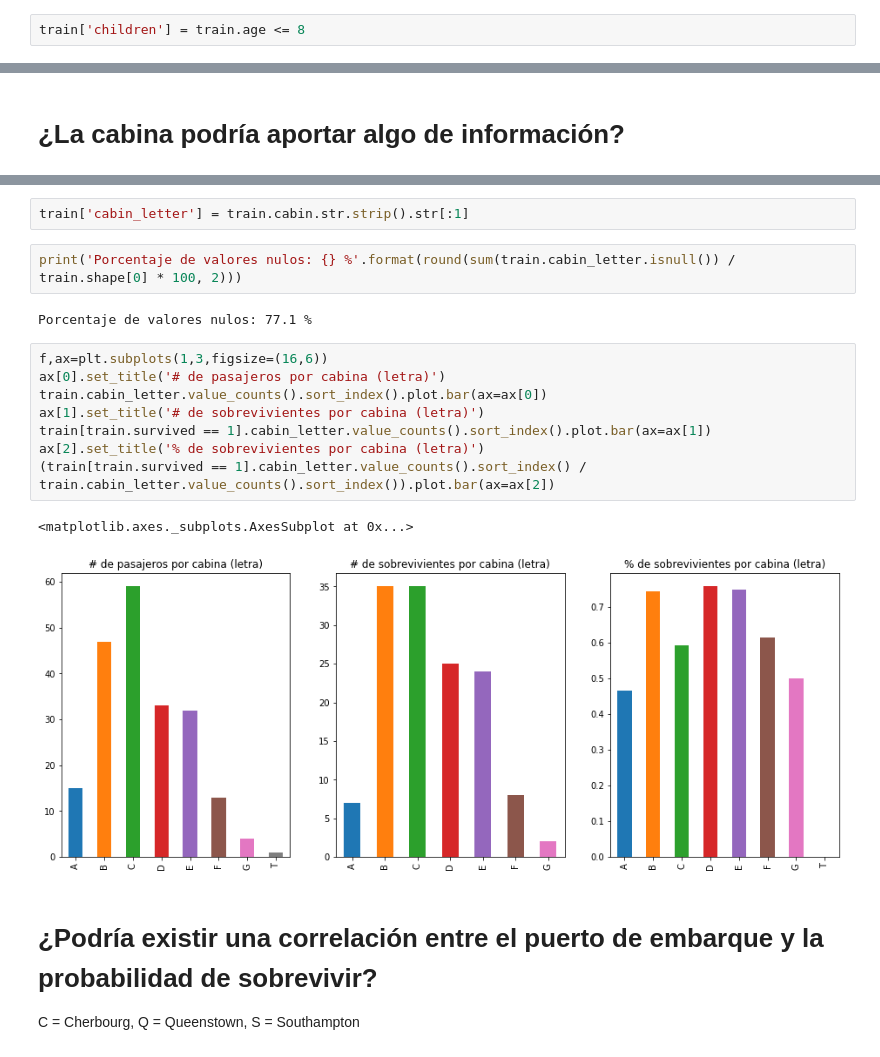
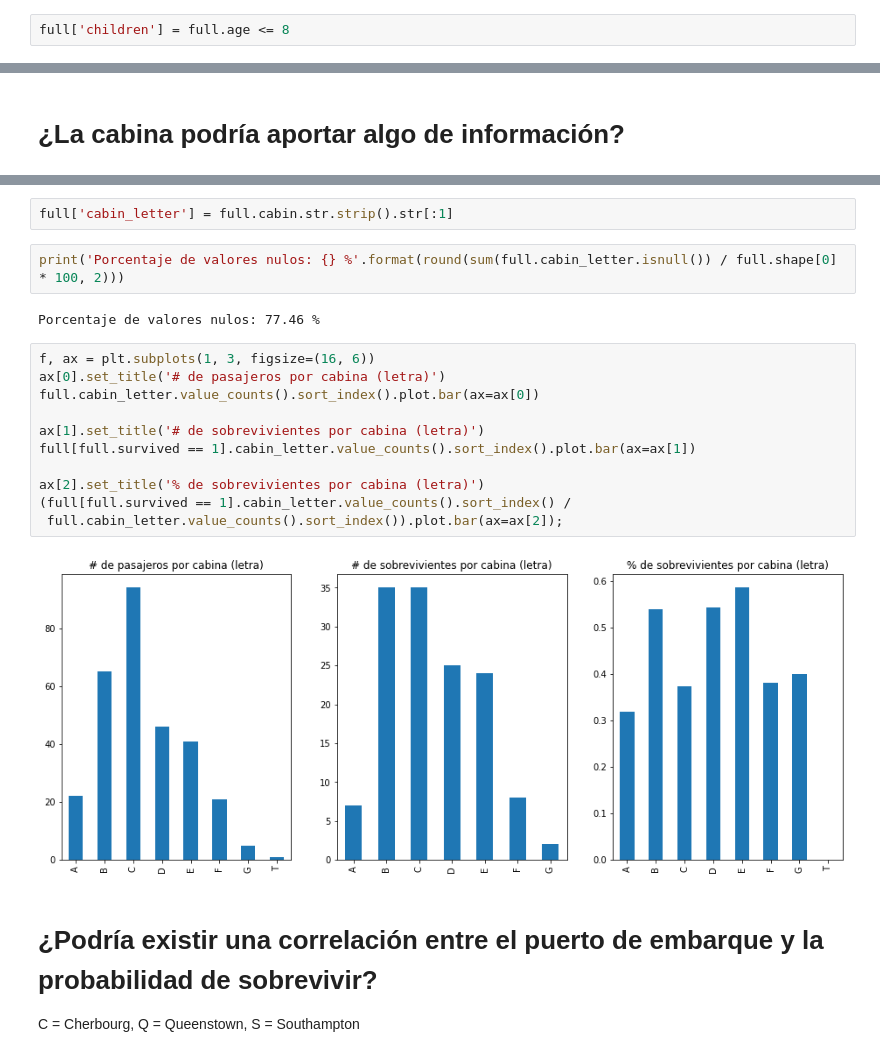
Before and after one commit to ucseml-team/machine-learning-course, a Jupyter notebook: titanic/EDA.ipynb, the cells around one changed output, grey strips where cells are left out. Cells and saved outputs as stored; diff of their text form.

```diff
--- a/titanic/EDA.ipynb
+++ b/titanic/EDA.ipynb
@@ -182,2 +254,2 @@ ax[2].set_title('% de sobrevivientes por sexo')
 # %%
-train['children'] = train.age <= 8
+full['children'] = full.age <= 8
@@ -217,20 +284,22 @@ plt.show()
 # %%
-train['cabin_letter'] = train.cabin.str.strip().str[:1]
+full['cabin_letter'] = full.cabin.str.strip().str[:1]
 # %%
-print('Porcentaje de valores nulos: {} %'.format(round(sum(train.cabin_letter.isnull()) / train.shape[0] * 100, 2)))
+print('Porcentaje de valores nulos: {} %'.format(round(sum(full.cabin_letter.isnull()) / full.shape[0] * 100, 2)))
 # %% [output]
-Porcentaje de valores nulos: 77.1 %
+Porcentaje de valores nulos: 77.46 %
 # %%
-f,ax=plt.subplots(1,3,figsize=(16,6))
+f, ax = plt.subplots(1, 3, figsize=(16, 6))
 ax[0].set_title('# de pasajeros por cabina (letra)')
-train.cabin_letter.value_counts().sort_index().plot.bar(ax=ax[0])
+full.cabin_letter.value_counts().sort_index().plot.bar(ax=ax[0])
+
 ax[1].set_title('# de sobrevivientes por cabina (letra)')
-train[train.survived == 1].cabin_letter.value_counts().sort_index().plot.bar(ax=ax[1])
+full[full.survived == 1].cabin_letter.value_counts().sort_index().plot.bar(ax=ax[1])
+
 ax[2].set_title('% de sobrevivientes por cabina (letra)')
-(train[train.survived == 1].cabin_letter.value_counts().sort_index() / train.cabin_letter.value_counts().sort_index()).plot.bar(ax=ax[2])
+(full[full.survived == 1].cabin_letter.value_counts().sort_index() /
+ full.cabin_letter.value_counts().sort_index()).plot.bar(ax=ax[2]);
 # %% [output]
-<matplotlib.axes._subplots.AxesSubplot at 0x...>
-[figure, old version]
+[figure, new version]
 # %% [markdown]
 # ¿Podría existir una correlación entre el puerto de embarque y la probabilidad de sobrevivir?
 
```
Also changed, not shown: parts of 44 cells of this notebook.
